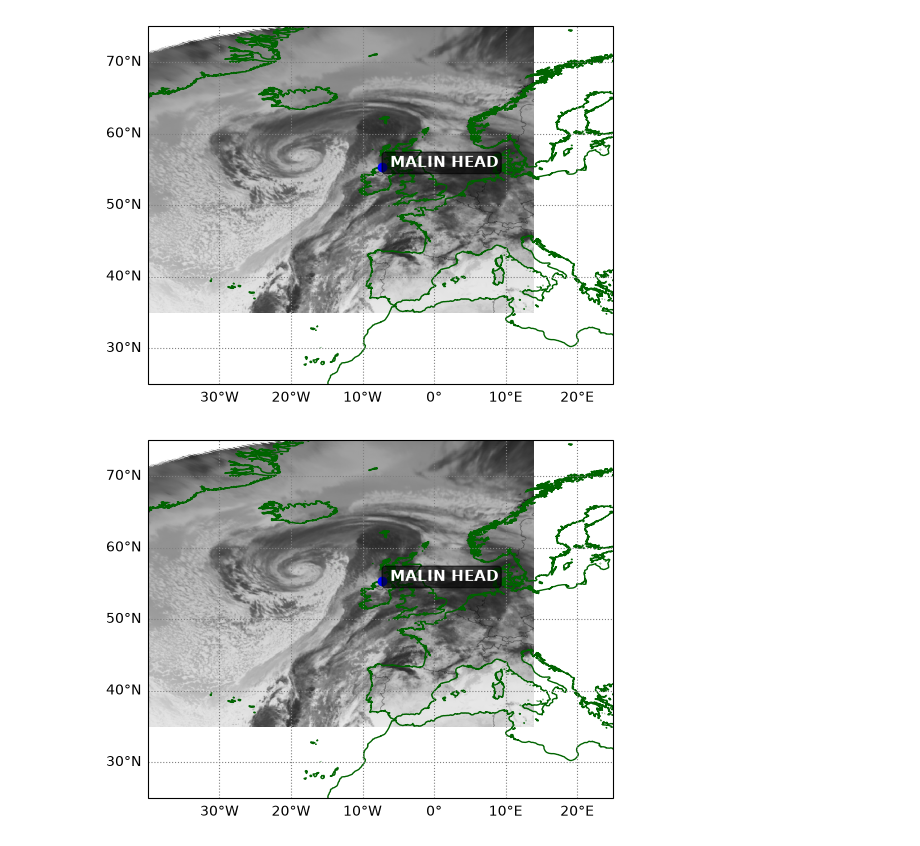
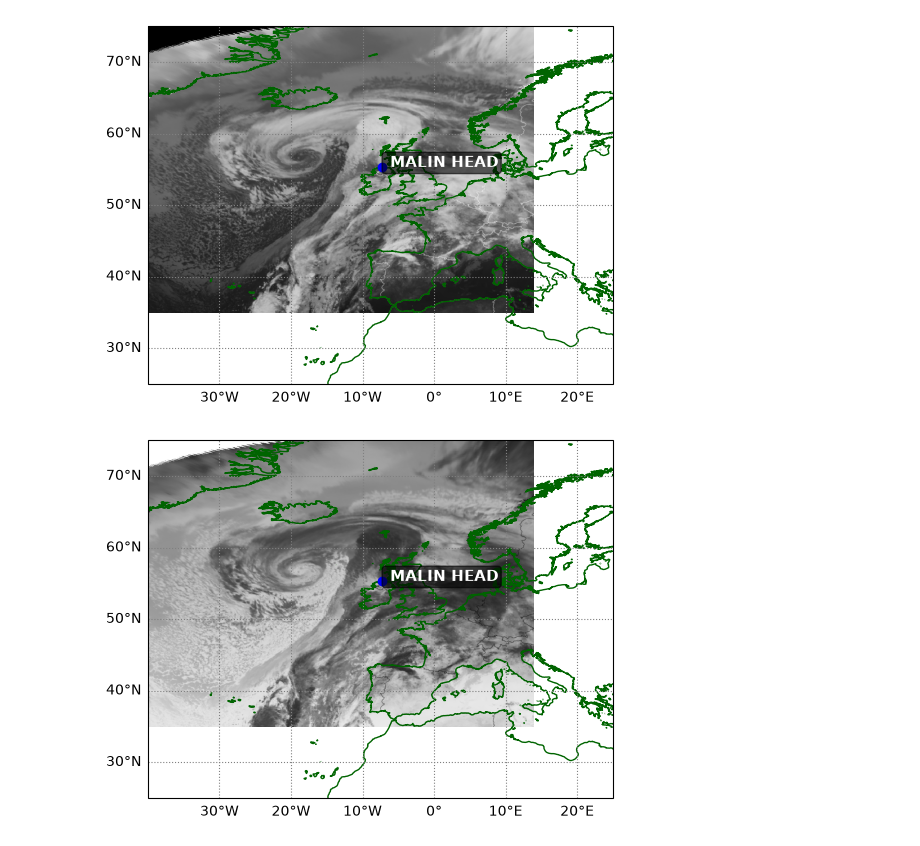
Before and after one commit to srajesh2712/pgr, a Jupyter notebook: py-torch/ACM41070-Physical_Meteorology_Climate/code/week3.ipynb, the cells around one changed output. Cells and saved outputs as stored; diff of their text form; code cells hidden in the pictures.

```diff
--- a/py-torch/ACM41070-Physical_Meteorology_Climate/code/week3.ipynb
+++ b/py-torch/ACM41070-Physical_Meteorology_Climate/code/week3.ipynb
@@ -36,7 +36,7 @@ im = ax.imshow(
     wv_band,
     origin="upper",
     extent=extent,
-    cmap="gray_r",
+    cmap="gray",
     transform=ccrs.PlateCarree(),
     vmin=1,
     vmax=255,
@@ -47,34 +47,34 @@ ax.add_feature(
     cfeature.COASTLINE.with_scale("10m"), edgecolor="darkgreen", linewidth=1
 )
 
 # 6. Plot Dublin Airport location
 ax.plot(
     dublin_airport_lon,
     dublin_airport_lat,
     'bo',
     transform=ccrs.PlateCarree()
 )
 
 # Add text label next to the marker
 ax.text(
     dublin_airport_lon + 0.5,
     dublin_airport_lat,
     " MALIN HEAD",
     color="white",
     fontsize=11,
     fontweight="bold",
     transform=ccrs.PlateCarree(),
     bbox=dict(boxstyle="round,pad=0.2", facecolor="black", alpha=0.6),
 )
 
 # Add Gridlines, Labels, Colorbar & Title
 gl = ax.gridlines(
     draw_labels=True, crs=ccrs.PlateCarree(), linestyle=":", color="gray"
 )
 gl.top_labels = False
 gl.right_labels = False
 # %% [output]
-[figure, old version]
+[figure, new version]
 # %%
 # %% [output]
 [figure]
```
